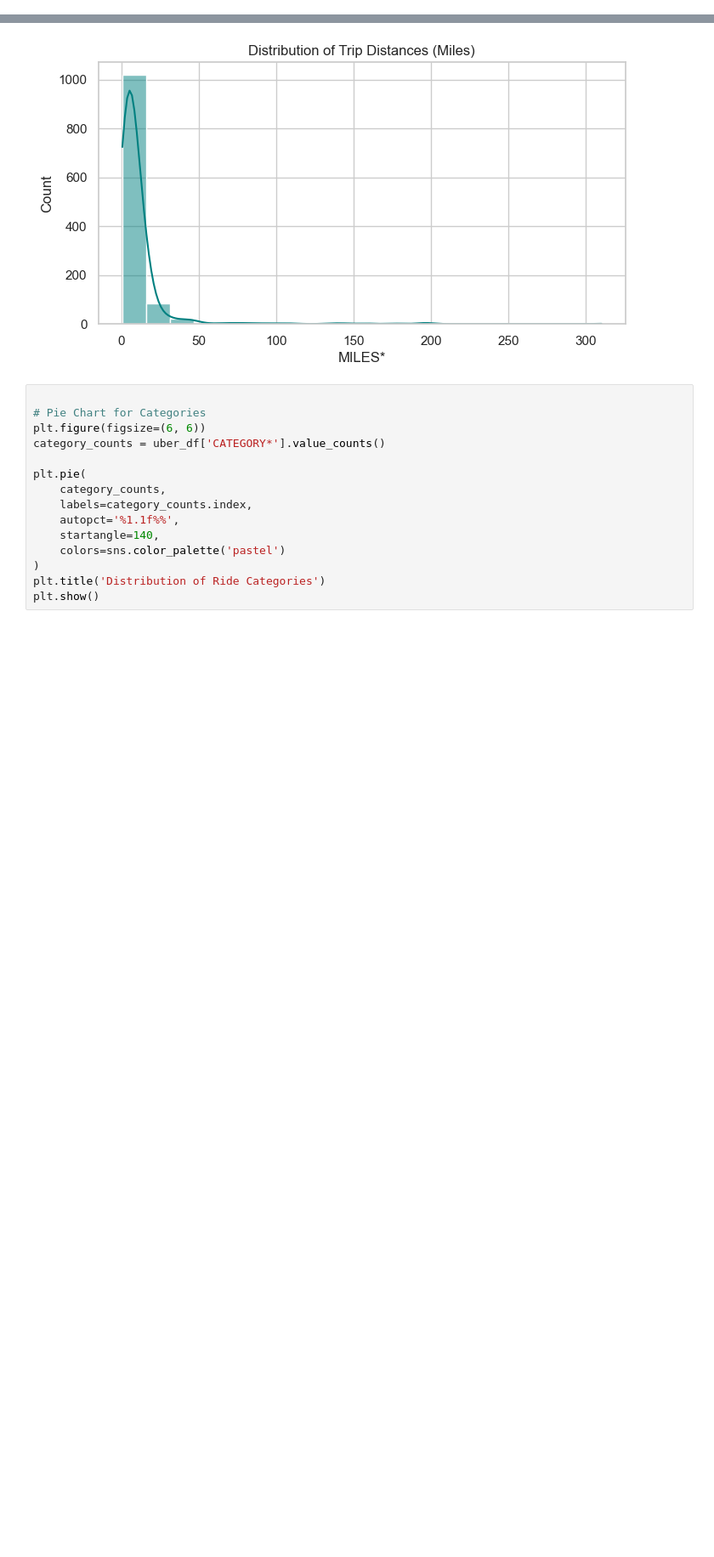
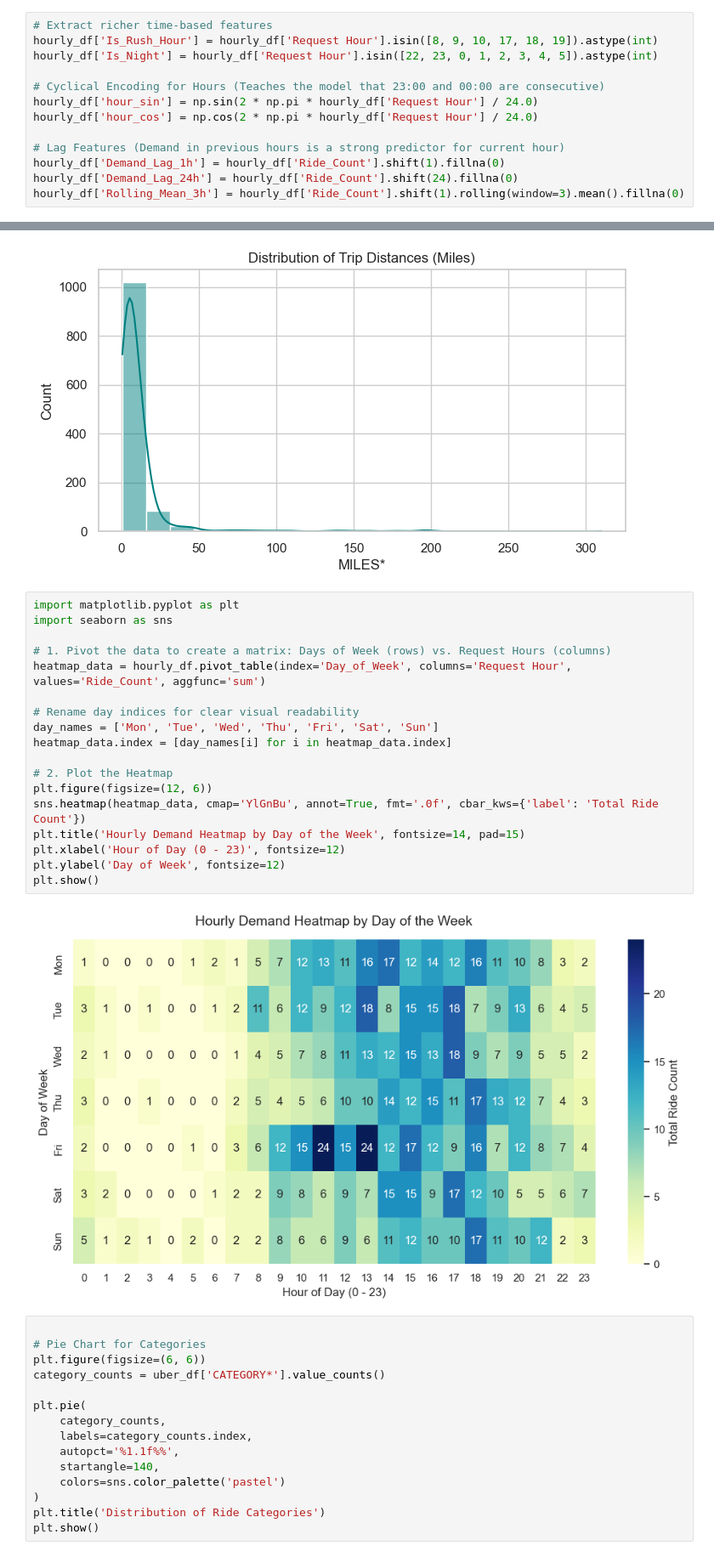
Before and after one commit to RahulThapa-DS/Uber-Ride-Demand-Trend-Analysis, a Jupyter notebook: Uber Ride Analysis -Project 2 (1).ipynb, the cells around one changed output, grey strips where cells are left out. Shown at 85% size. Cells and saved outputs as stored; diff of their text form; blank space fills up the shorter version.

```diff
--- a/Uber Ride Analysis -Project 2 (1).ipynb
+++ b/Uber Ride Analysis -Project 2 (1).ipynb
@@ -80,6 +80,19 @@ uber_df['End Date'] = uber_df['END_DATE*'].dt.date
 
 # Calculated Duration (in minutes)
 uber_df['Duration_mins'] = (uber_df['END_DATE*'] - uber_df['START_DATE*']).dt.total_seconds() / 60
+# %%
+# Extract richer time-based features
+hourly_df['Is_Rush_Hour'] = hourly_df['Request Hour'].isin([8, 9, 10, 17, 18, 19]).astype(int)
+hourly_df['Is_Night'] = hourly_df['Request Hour'].isin([22, 23, 0, 1, 2, 3, 4, 5]).astype(int)
+
+# Cyclical Encoding for Hours (Teaches the model that 23:00 and 00:00 are consecutive)
+hourly_df['hour_sin'] = np.sin(2 * np.pi * hourly_df['Request Hour'] / 24.0)
+hourly_df['hour_cos'] = np.cos(2 * np.pi * hourly_df['Request Hour'] / 24.0)
+
+# Lag Features (Demand in previous hours is a strong predictor for current hour)
+hourly_df['Demand_Lag_1h'] = hourly_df['Ride_Count'].shift(1).fillna(0)
+hourly_df['Demand_Lag_24h'] = hourly_df['Ride_Count'].shift(24).fillna(0)
+hourly_df['Rolling_Mean_3h'] = hourly_df['Ride_Count'].shift(1).rolling(window=3).mean().fillna(0)
 # %%
 # Categorize hours into time slots
 def categorize_time(hour):
@@ -134,6 +147,26 @@ plt.title('Distribution of Trip Distances (Miles)')
 plt.show()
 # %% [output]
 [figure]
+# %%
+import matplotlib.pyplot as plt
+import seaborn as sns
+
+# 1. Pivot the data to create a matrix: Days of Week (rows) vs. Request Hours (columns)
+heatmap_data = hourly_df.pivot_table(index='Day_of_Week', columns='Request Hour', values='Ride_Count', aggfunc='sum')
+
+# Rename day indices for clear visual readability
+day_names = ['Mon', 'Tue', 'Wed', 'Thu', 'Fri', 'Sat', 'Sun']
+heatmap_data.index = [day_names[i] for i in heatmap_data.index]
+
+# 2. Plot the Heatmap
+plt.figure(figsize=(12, 6))
+sns.heatmap(heatmap_data, cmap='YlGnBu', annot=True, fmt='.0f', cbar_kws={'label': 'Total Ride Count'})
+plt.title('Hourly Demand Heatmap by Day of the Week', fontsize=14, pad=15)
+plt.xlabel('Hour of Day (0 - 23)', fontsize=12)
+plt.ylabel('Day of Week', fontsize=12)
+plt.show()
+# %% [output]
+[figure, added]
 # %%
 
 # Pie Chart for Categories
```
Also changed, not shown: parts of 10 cells of this notebook.
